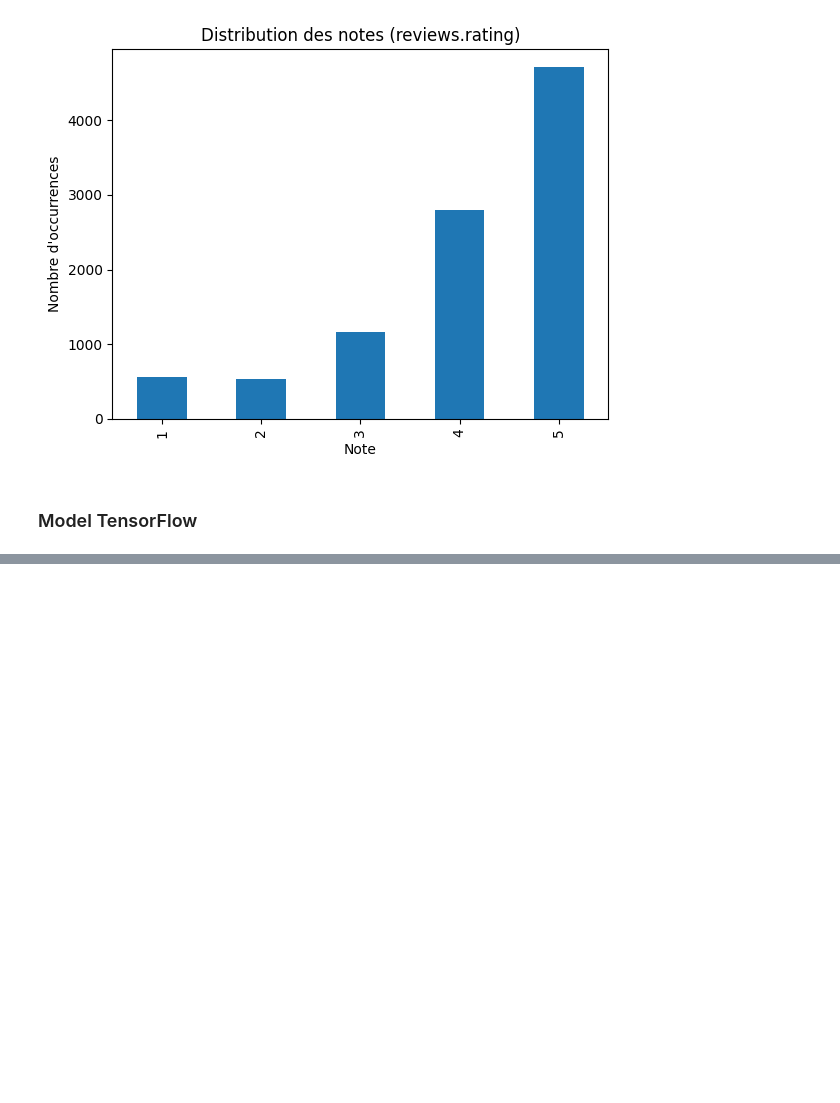
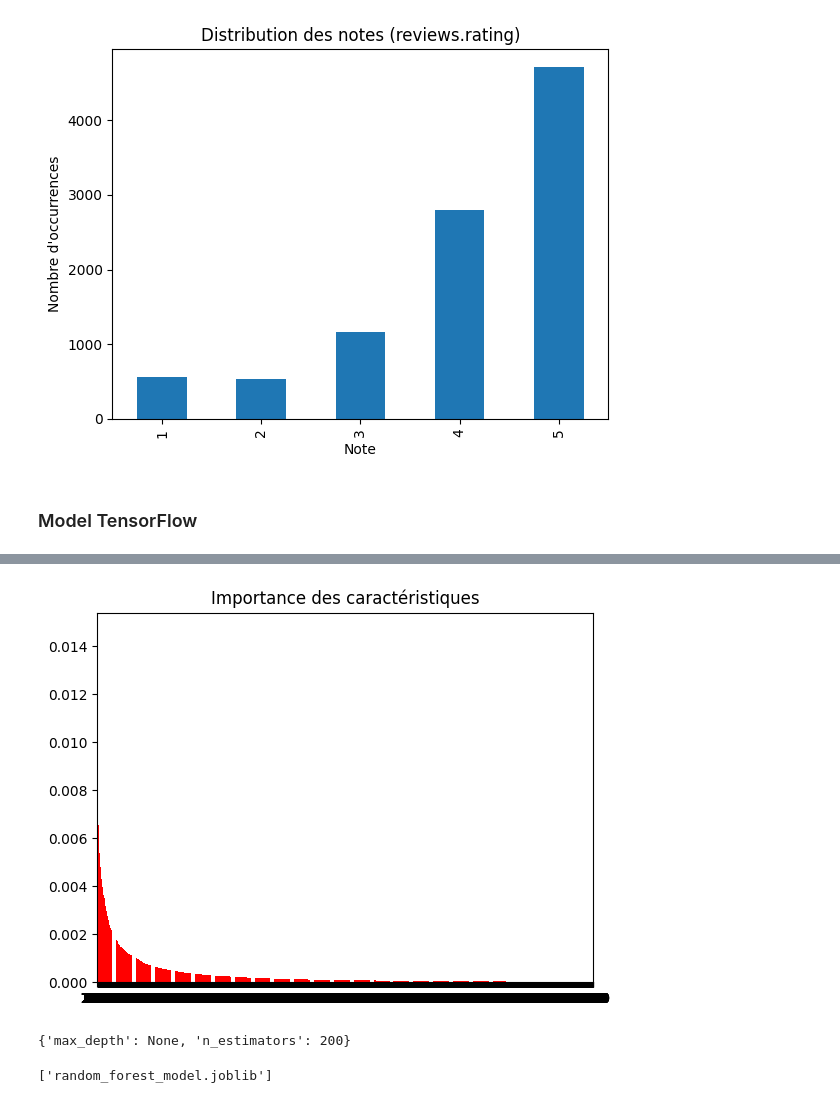
Before and after one commit to AxelHuon/project-IA, a Jupyter notebook: main.ipynb, the cells around one changed output, grey strips where cells are left out. Saved outputs shown, nothing was run; the diff lists cells and outputs as text; code cells hidden in the pictures; blank space fills up the shorter version.

```diff
--- a/main.ipynb
+++ b/main.ipynb
@@ -208,0 +215,4 @@ Note prédite: 3
+# %%
+# Charger les données
+X = np.load('X_tfidf_3000.npy')
+y = np.load('y.npy')
@@ -208,0 +268,24 @@ Note prédite: 3
+# %%
+# Importance des caractéristiques
+importances = modelRFC.feature_importances_
+indices = np.argsort(importances)[::-1]
+
+plt.figure()
+plt.title("Importance des caractéristiques")
+plt.bar(range(X_train.shape[1]), importances[indices],
+       color="r", align="center")
+plt.xticks(range(X_train.shape[1]), indices)
+plt.xlim([-1, X_train.shape[1]])
+plt.show()
+# %% [output]
+[figure, added]
+# %%
+# Ajustement des hyperparamètres avec GridSearchCV
+param_grid = {'n_estimators': [100, 200], 'max_depth': [None, 10, 20]}
+grid_search = GridSearchCV(RandomForestClassifier(random_state=42), param_grid, cv=5)
+grid_search.fit(X_train, y_train)
+
+#print("Meilleurs paramètres trouvés :")
+print(grid_search.best_params_)
+# %% [output]
+{'max_depth': None, 'n_estimators': 200}
@@ -208,0 +295,5 @@ Note prédite: 3
+# %%
+# Sauvegarder le modèle
+joblib.dump(best_model, 'random_forest_model.joblib')
+# %% [output]
+['random_forest_model.joblib']
```
Also changed, not shown: parts of 38 cells of this notebook, 1 other file.
